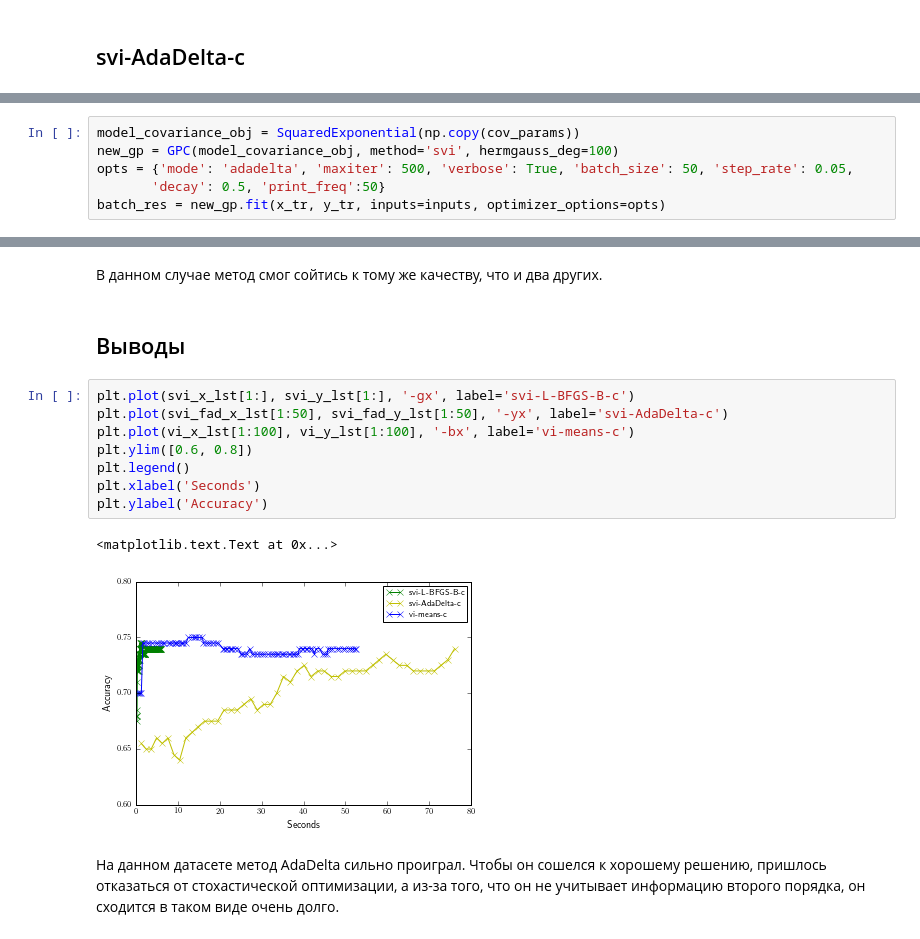
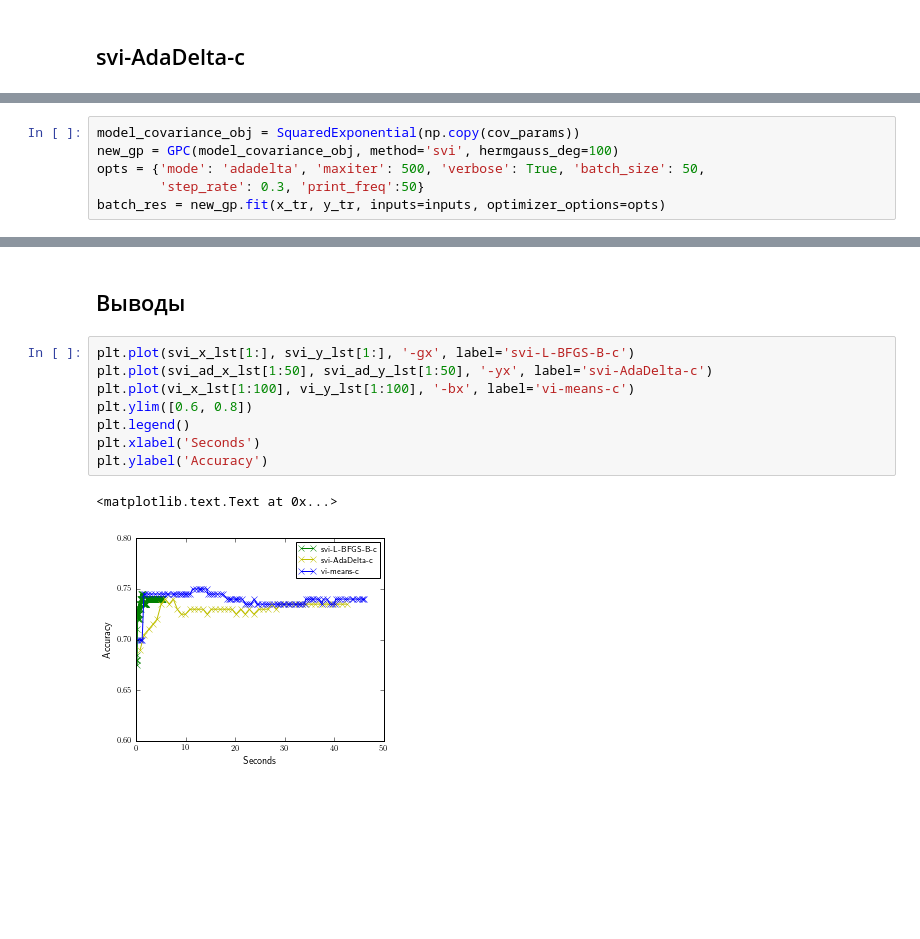
Before and after one commit to afcarl/CourseProject, a Jupyter notebook: Code/Experiments/vi_svi_classification/german.ipynb, the cells around one changed output, grey strips where cells are left out. Saved outputs shown, nothing was run; the diff lists cells and outputs as text; blank space fills up the shorter version.

Commit message:
Fixed bug with batch svi-c method

```diff
--- a/Code/Experiments/vi_svi_classification/german.ipynb
+++ b/Code/Experiments/vi_svi_classification/german.ipynb
@@ -111,8 +134,8 @@ plt.ylabel('Accuracy')
 # %%
 model_covariance_obj = SquaredExponential(np.copy(cov_params))
 new_gp = GPC(model_covariance_obj, method='svi', hermgauss_deg=100)
-opts = {'mode': 'adadelta', 'maxiter': 500, 'verbose': True, 'batch_size': 50, 'step_rate': 0.05,
-       'decay': 0.5, 'print_freq':50}
+opts = {'mode': 'adadelta', 'maxiter': 500, 'verbose': True, 'batch_size': 50,
+        'step_rate': 0.3, 'print_freq':50}
 batch_res = new_gp.fit(x_tr, y_tr, inputs=inputs, optimizer_options=opts)
 # %% [output]
 Iteration  800 :
@@ -187,17 +172,13 @@ plt.ylabel('Accuracy')
-# %% [markdown]
-В данном случае метод смог сойтись к тому же качеству, что и два других.
 # %% [markdown]
 ## Выводы
 # %%
 plt.plot(svi_x_lst[1:], svi_y_lst[1:], '-gx', label='svi-L-BFGS-B-c')
-plt.plot(svi_fad_x_lst[1:50], svi_fad_y_lst[1:50], '-yx', label='svi-AdaDelta-c')
+plt.plot(svi_ad_x_lst[1:50], svi_ad_y_lst[1:50], '-yx', label='svi-AdaDelta-c')
 plt.plot(vi_x_lst[1:100], vi_y_lst[1:100], '-bx', label='vi-means-c')
 plt.ylim([0.6, 0.8])
 plt.legend()
 plt.xlabel('Seconds')
 plt.ylabel('Accuracy')
 # %% [output]
 <matplotlib.text.Text at 0x...>
-[figure, old version]
+[figure, new version]
-# %% [markdown]
-На данном датасете метод AdaDelta сильно проиграл. Чтобы он сошелся к хорошему решению, пришлось отказаться от стохастической оптимизации, а из-за того, что он не учитывает информацию второго порядка, он сходится в таком виде очень долго.
```
Also changed, not shown: parts of 11 cells of this notebook, 7 other files.
